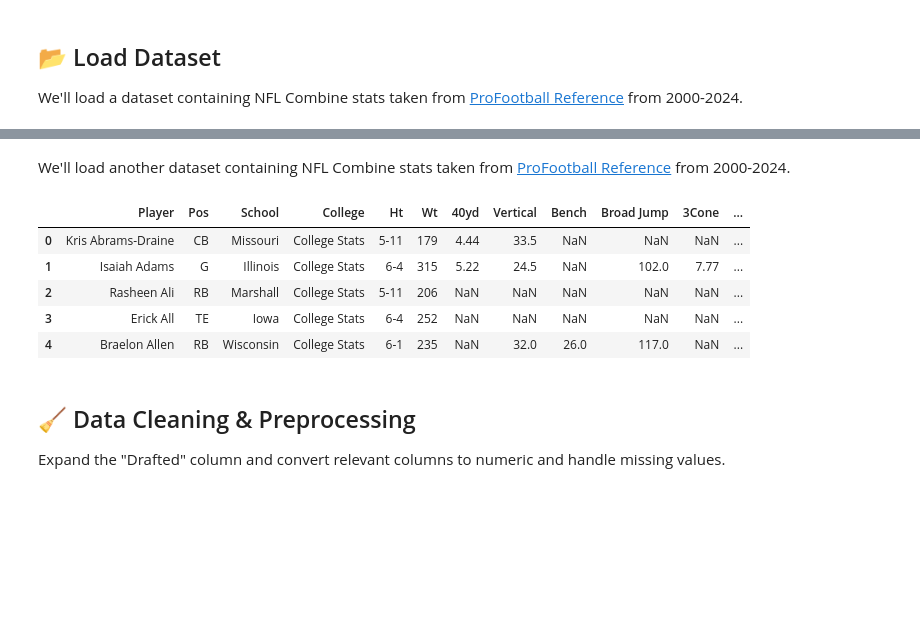
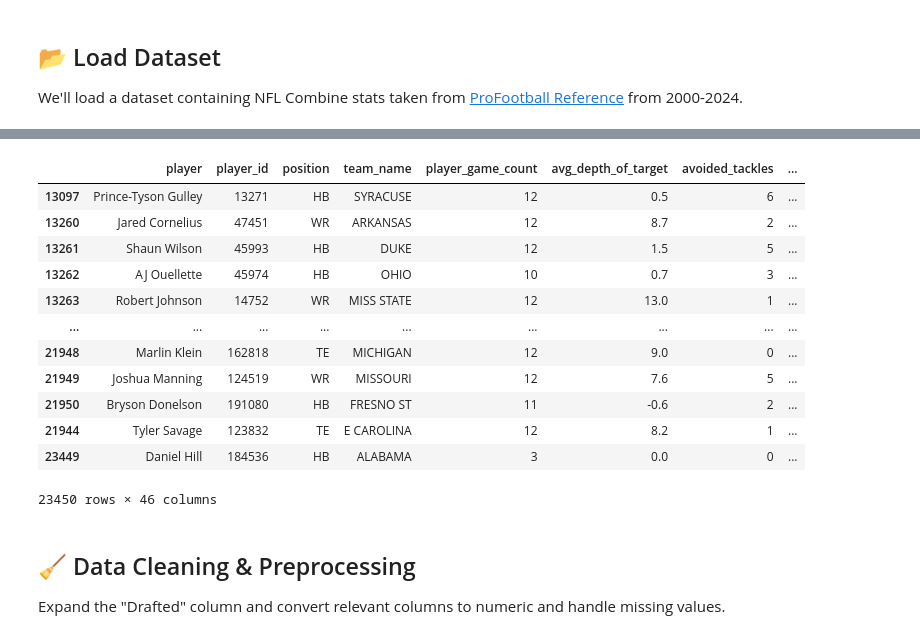
Before and after one commit to vidmt/msas-project, a Jupyter notebook: nfl_combine_analysis.ipynb, the cells around one changed output, grey strips where cells are left out. Cells and saved outputs as stored; diff of their text form; code cells hidden in the pictures; blank space fills up the shorter version.

```diff
--- a/nfl_combine_analysis.ipynb
+++ b/nfl_combine_analysis.ipynb
@@ -31,19 +17,59 @@ raw_combine_data.head()
-# %% [markdown]
-We'll load another dataset containing NFL Combine stats taken from [ProFootball Reference](https://www.pro-football-reference.com/years/2024/receiving.htm) from 2000-2024.
-# %%
-# Load dataset (update with actual URL or file path)
-csv_files = glob.glob("data/2024.csv")
-
-df_list = [pd.read_csv(f) for f in csv_files]
-raw_df = pd.concat(df_list, ignore_index=True)
-raw_df.head()
-# %% [output]
-|  | Player | Pos | School | College | Ht | Wt | 40yd | Vertical | Bench | Broad Jump | 3Cone | ... |
-| 0 | Kris Abrams-Draine | CB | Missouri | College Stats | 5-11 | 179 | 4.44 | 33.5 | NaN | NaN | NaN | ... |
-| 1 | Isaiah Adams | G | Illinois | College Stats | 6-4 | 315 | 5.22 | 24.5 | NaN | 102.0 | 7.77 | ... |
-| 2 | Rasheen Ali | RB | Marshall | College Stats | 5-11 | 206 | NaN | NaN | NaN | NaN | NaN | ... |
-| 3 | Erick All | TE | Iowa | College Stats | 6-4 | 252 | NaN | NaN | NaN | NaN | NaN | ... |
-| 4 | Braelon Allen | RB | Wisconsin | College Stats | 6-1 | 235 | NaN | 32.0 | 26.0 | 117.0 | NaN | ... |
+# %%
+# Define the path where your CSV files are stored
+csv_path = 'data/*.csv'
+
+# Get a list of all CSV files
+all_csvs = glob.glob(csv_path)
+
+# Initialize empty lists for the two types of files
+combine_files = []
+nfl_files = []
+college_files = []
+
+# Separate the files into two lists based on the naming pattern
+for file in all_csvs:
+    if re.search(r'\d{4}(NFL)\.csv', file):  # Regex for year and optional NFL suffix
+        nfl_files.append(file)
+    elif re.search(r'\d{4}_(clg)\.csv', file):
+        college_files.append(file)
+    else:
+        combine_files.append(file)
+
+# Load the CSVs into DataFrames
+raw_combine = pd.concat([pd.read_csv(file) for file in combine_files], ignore_index=True)
+
+nfl_dfs = []
+for file in nfl_files:
+    year = int(file[5:9])
+    temp = pd.read_csv(file)
+    temp['Year'] = year
+    nfl_dfs.append(temp)
+
+raw_nfl = pd.concat(nfl_dfs, ignore_index=True)
+
+college_dfs = []
+for file in college_files:
+    year = int(file[5:9])
+    temp = pd.read_csv(file)
+    temp['Year'] = year
+    college_dfs.append(temp)
+
+raw_college = pd.concat(college_dfs, ignore_index=True)
+raw_college.sort_values('Year')
+# %% [output]
+|  | player | player_id | position | team_name | player_game_count | avg_depth_of_target | avoided_tackles | ... |
+| 13097 | Prince-Tyson Gulley | 13271 | HB | SYRACUSE | 12 | 0.5 | 6 | ... |
+| 13260 | Jared Cornelius | 47451 | WR | ARKANSAS | 12 | 8.7 | 2 | ... |
+| 13261 | Shaun Wilson | 45993 | HB | DUKE | 12 | 1.5 | 5 | ... |
+| 13262 | AJ Ouellette | 45974 | HB | OHIO | 10 | 0.7 | 3 | ... |
+| 13263 | Robert Johnson | 14752 | WR | MISS STATE | 12 | 13.0 | 1 | ... |
+| ... | ... | ... | ... | ... | ... | ... | ... | ... |
+| 21948 | Marlin Klein | 162818 | TE | MICHIGAN | 12 | 9.0 | 0 | ... |
+| 21949 | Joshua Manning | 124519 | WR | MISSOURI | 12 | 7.6 | 5 | ... |
+| 21950 | Bryson Donelson | 191080 | HB | FRESNO ST | 11 | -0.6 | 2 | ... |
+| 21944 | Tyler Savage | 123832 | TE | E CAROLINA | 12 | 8.2 | 1 | ... |
+| 23449 | Daniel Hill | 184536 | HB | ALABAMA | 3 | 0.0 | 0 | ... |
+23450 rows × 46 columns
 # %% [markdown]
 ## 🧹 Data Cleaning & Preprocessing
 Expand the "Drafted" column and convert relevant columns to numeric and handle missing values.
```
Also changed, not shown: parts of 24 cells of this notebook, 14 other files.
